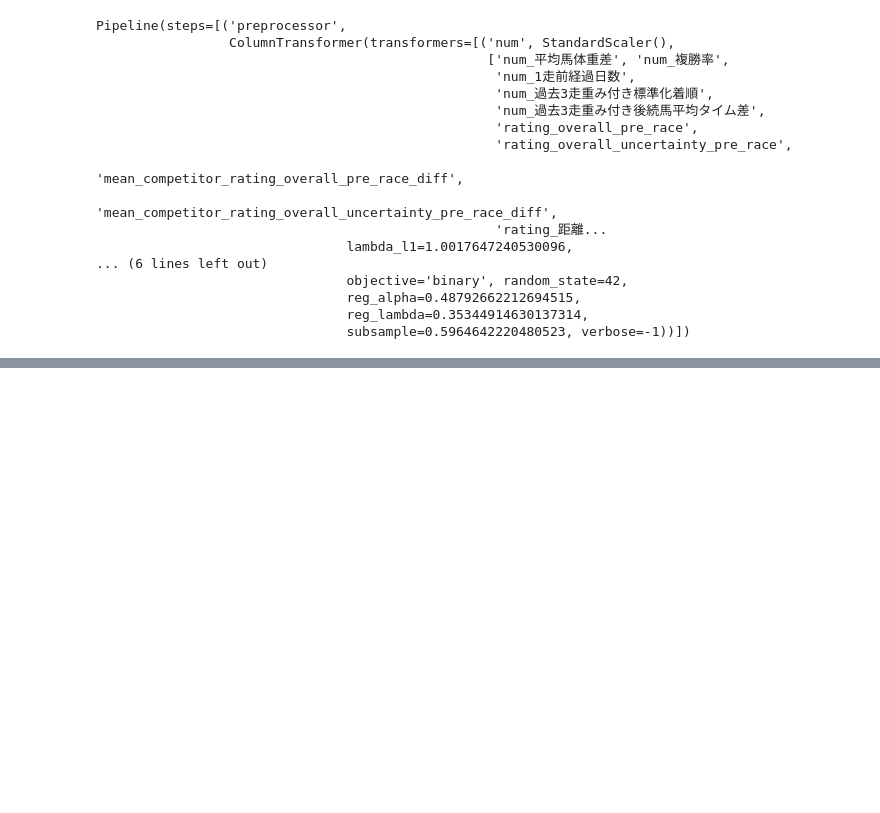
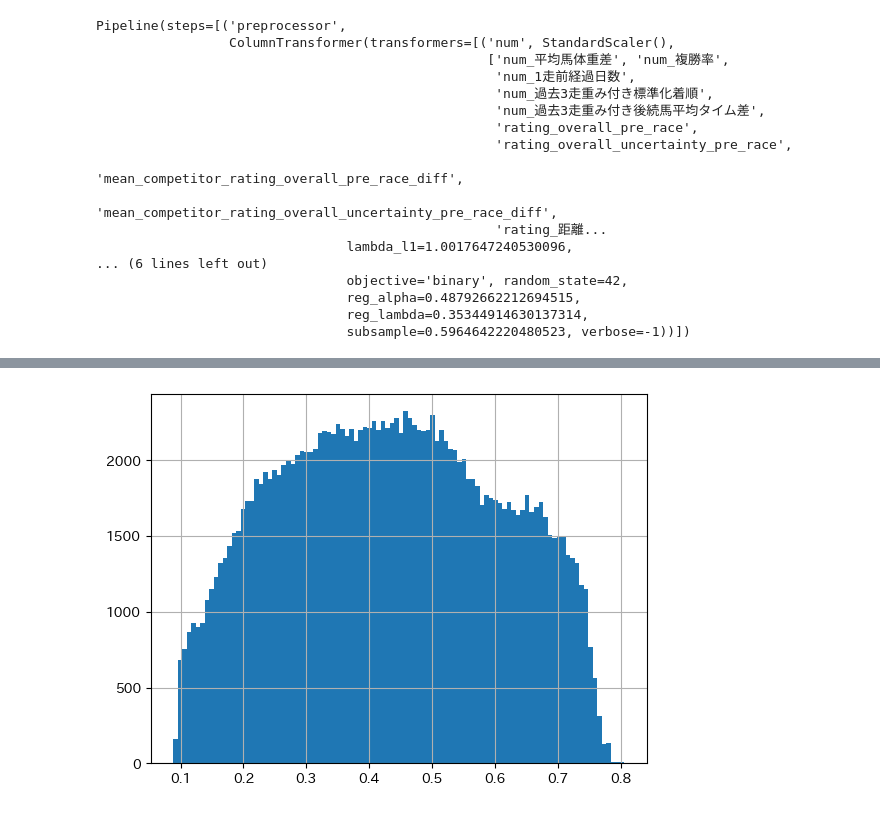
Before and after one commit to hankehly/JapanHorseRaceAnalytics, a Jupyter notebook: notebooks/2024-03/20240319_eda1.ipynb, the cells around one changed output, grey strips where cells are left out. Drawn from its saved outputs; the diff is of its cells as text; code cells hidden in the pictures; blank space fills up the shorter version.

```diff
--- a/notebooks/2024-03/20240319_eda1.ipynb
+++ b/notebooks/2024-03/20240319_eda1.ipynb
@@ -899,3 +949,7 @@ plt.show()
+# %%
+payouts["y_proba_1"].hist(bins=100);
+# %% [output]
+[figure, added]
 # %%
 payouts.head()
 # %% [output]
```
Also changed, not shown: parts of 25 cells of this notebook, 2 other files.
